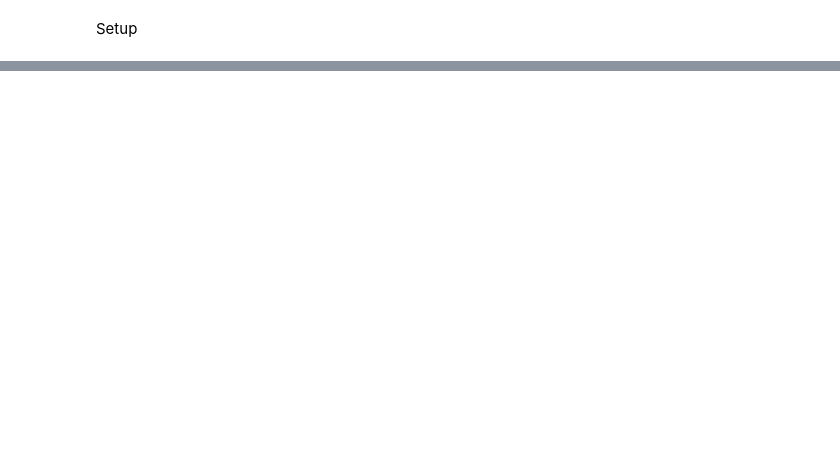
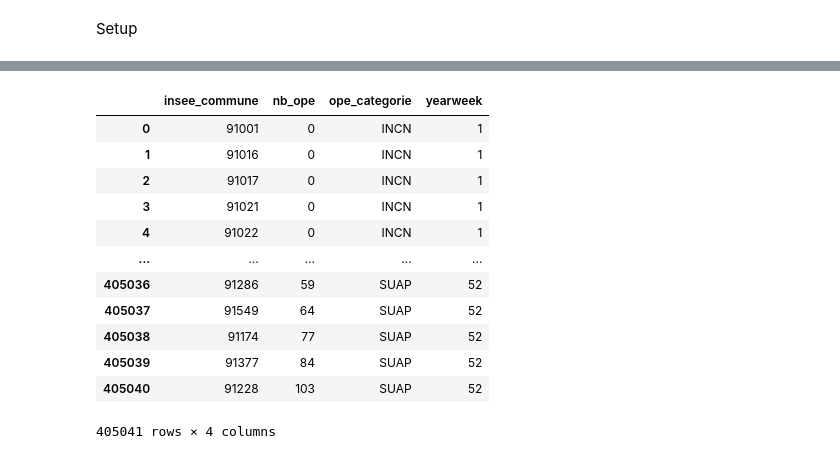
Before and after one commit to macdrien/utbm-ad50-predict-interventions-number-sdis91, a Jupyter notebook: src/app.ipynb, the cells around one changed output, grey strips where cells are left out. Drawn from its saved outputs; the diff is of its cells as text; code cells hidden in the pictures; blank space fills up the shorter version.

Commit message:
[ADD] basic clean of the  datasets and merge

```diff
--- a/src/app.ipynb
+++ b/src/app.ipynb
@@ -33,0 +332,57 @@ print('Setup complete')
+# %%
+# aggregate everything
+
+# sdis91_data
+
+# grippe_data
+# diarrhee_data,
+# varicelle_data
+
+# days_off_data
+# wwo_data
+
+
+# grippe_data.join(
+#     diarrhee_data,
+#     lsuffix='_grippe', rsuffix='_diarrhee',
+#     left
+# )
+
+diseases_data = grippe_data.merge(
+    diarrhee_data, on='yearweek', how='outer'
+).merge(
+    varicelle_data, on='yearweek', how='outer'
+)
+
+diseases_data.rename(
+    columns={
+        'inc_x': 'inc_grippe',
+        'inc_y': 'inc_diarrhee',
+        'inc': 'inc_varicelle',
+    },
+    inplace=True,
+)
+
+# merged_data = sdis91_data.merge(
+#     diseases_data, on='yearweek', how='outer'
+# ).merge(
+#     days_off_data, on='yearweek', how='outer'
+# ).merge(
+#     wwo_data, on='yearweek', how='outer'
+# )
+
+sdis91_data
+# %% [output]
+|  | insee_commune | nb_ope | ope_categorie | yearweek |
+| 0 | 91001 | 0 | INCN | 1 |
+| 1 | 91016 | 0 | INCN | 1 |
+| 2 | 91017 | 0 | INCN | 1 |
+| 3 | 91021 | 0 | INCN | 1 |
+| 4 | 91022 | 0 | INCN | 1 |
+| ... | ... | ... | ... | ... |
+| 405036 | 91286 | 59 | SUAP | 52 |
+| 405037 | 91549 | 64 | SUAP | 52 |
+| 405038 | 91174 | 77 | SUAP | 52 |
+| 405039 | 91377 | 84 | SUAP | 52 |
+| 405040 | 91228 | 103 | SUAP | 52 |
+405041 rows × 4 columns
```
Also changed, not shown: parts of 10 cells of this notebook.
